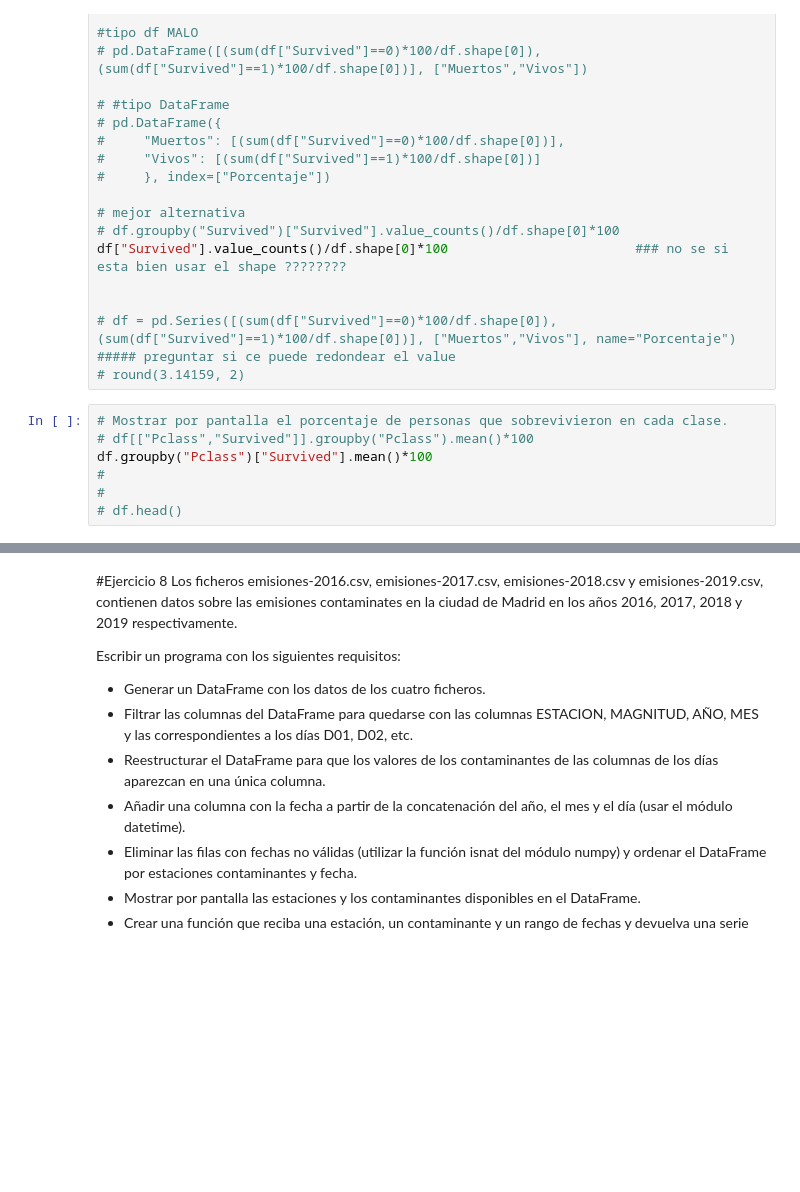
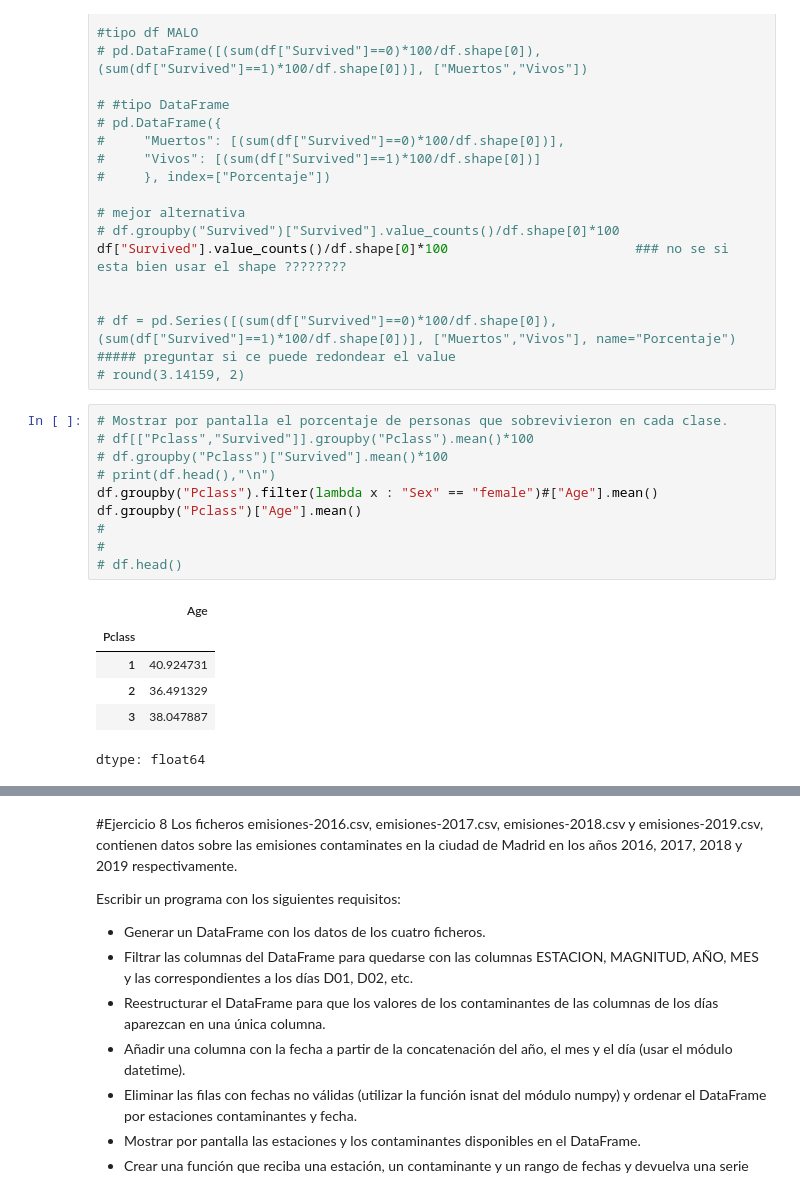
Before and after one commit to RaTon84/Pandas, a Jupyter notebook: Pandas.ipynb, the cells around one changed output, grey strips where cells are left out. Cells and saved outputs as stored; diff of their text form; blank space fills up the shorter version.

```diff
--- a/Pandas.ipynb
+++ b/Pandas.ipynb
@@ -280,8 +280,18 @@ df["Survived"].value_counts()/df.shape[0]*100                        ### no se s
 # %%
 # Mostrar por pantalla el porcentaje de personas que sobrevivieron en cada clase.
 # df[["Pclass","Survived"]].groupby("Pclass").mean()*100
-df.groupby("Pclass")["Survived"].mean()*100
+# df.groupby("Pclass")["Survived"].mean()*100
+# print(df.head(),"\n")
+df.groupby("Pclass").filter(lambda x : "Sex" == "female")#["Age"].mean()
+df.groupby("Pclass")["Age"].mean()
 #
 #
 # df.head()
+# %% [output]
+|  | Age |
+| Pclass |  |
+| 1 | 40.924731 |
+| 2 | 36.491329 |
+| 3 | 38.047887 |
+dtype: float64
 # %%
```
Also changed, not shown: parts of 2 cells of this notebook.
